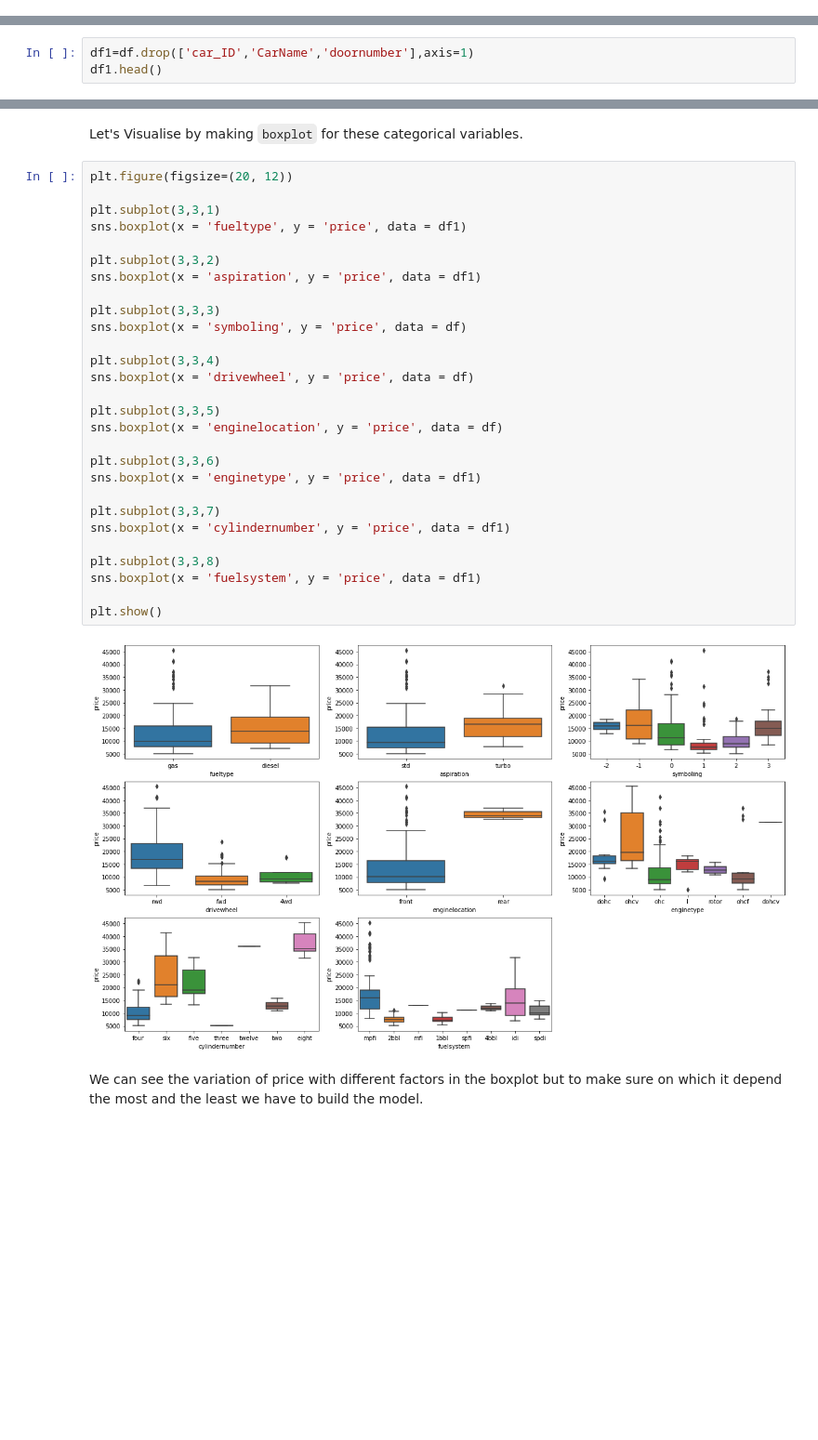
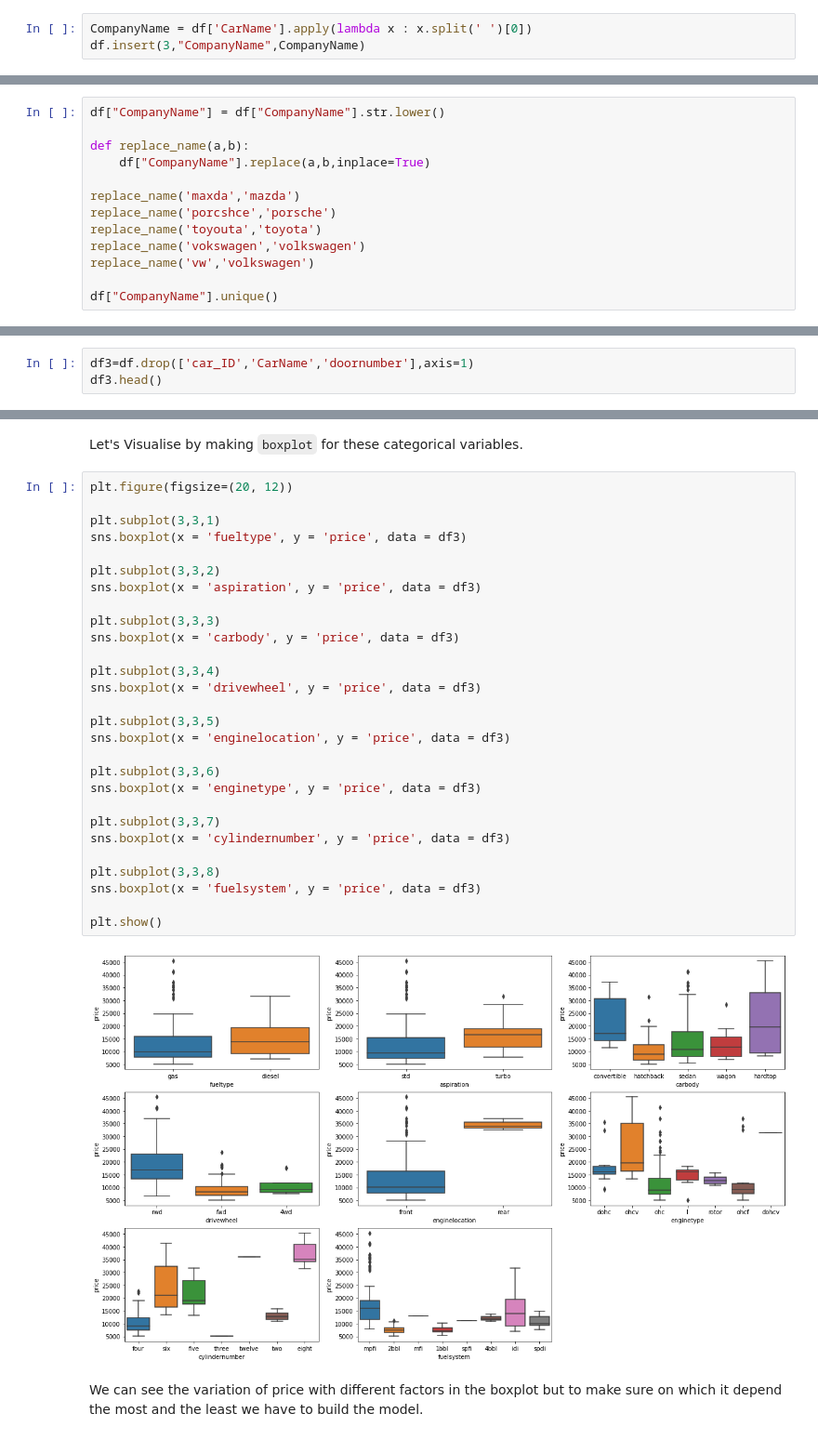
Before and after one commit to RaqeebShaikh12/Car-Price-Prediction-using-Multiple-Linear-Regression, a Jupyter notebook: Car_Price_Prediction_using_Multiple_Linear_Regression.ipynb, the cells around one changed output, grey strips where cells are left out. Shown at 93% size. Drawn from its saved outputs; the diff is of its cells as text; blank space fills up the shorter version.

```diff
--- a/Car_Price_Prediction_using_Multiple_Linear_Regression.ipynb
+++ b/Car_Price_Prediction_using_Multiple_Linear_Regression.ipynb
@@ -86,0 +89,3 @@ Drop the columns which are not usefull in building the model.
+# %%
+CompanyName = df['CarName'].apply(lambda x : x.split(' ')[0])
+df.insert(3,"CompanyName",CompanyName)
@@ -86,0 +129,13 @@ Drop the columns which are not usefull in building the model.
+# %%
+df["CompanyName"] = df["CompanyName"].str.lower()
+
+def replace_name(a,b):
+    df["CompanyName"].replace(a,b,inplace=True)
+
+replace_name('maxda','mazda')
+replace_name('porcshce','porsche')
+replace_name('toyouta','toyota')
+replace_name('vokswagen','volkswagen')
+replace_name('vw','volkswagen')
+
+df["CompanyName"].unique()
@@ -87,4 +147,4 @@ Drop the columns which are not usefull in building the model.
 # %%
-df1=df.drop(['car_ID','CarName','doornumber'],axis=1)
-df1.head()
+df3=df.drop(['car_ID','CarName','doornumber'],axis=1)
+df3.head()
 # %% [output]
@@ -117,33 +177,33 @@ Let's Visualise by making `boxplot` for these categorical variables.
 # %%
 plt.figure(figsize=(20, 12))
 
 plt.subplot(3,3,1)
-sns.boxplot(x = 'fueltype', y = 'price', data = df1)
+sns.boxplot(x = 'fueltype', y = 'price', data = df3)
 
 plt.subplot(3,3,2)
-sns.boxplot(x = 'aspiration', y = 'price', data = df1)
+sns.boxplot(x = 'aspiration', y = 'price', data = df3)
 
 plt.subplot(3,3,3)
-sns.boxplot(x = 'symboling', y = 'price', data = df)
+sns.boxplot(x = 'carbody', y = 'price', data = df3)
 
 plt.subplot(3,3,4)
-sns.boxplot(x = 'drivewheel', y = 'price', data = df)
+sns.boxplot(x = 'drivewheel', y = 'price', data = df3)
 
 plt.subplot(3,3,5)
-sns.boxplot(x = 'enginelocation', y = 'price', data = df)
+sns.boxplot(x = 'enginelocation', y = 'price', data = df3)
 
 plt.subplot(3,3,6)
-sns.boxplot(x = 'enginetype', y = 'price', data = df1)
+sns.boxplot(x = 'enginetype', y = 'price', data = df3)
 
 plt.subplot(3,3,7)
-sns.boxplot(x = 'cylindernumber', y = 'price', data = df1)
+sns.boxplot(x = 'cylindernumber', y = 'price', data = df3)
 
 plt.subplot(3,3,8)
-sns.boxplot(x = 'fuelsystem', y = 'price', data = df1)
+sns.boxplot(x = 'fuelsystem', y = 'price', data = df3)
 
 plt.show()
 # %% [output]
-[figure, old version]
+[figure, new version]
 # %% [markdown]
 We can see the variation of price with different factors in the boxplot but to make sure on which it depend the most and the least we have to build the model.
 # %% [markdown]
```
Also changed, not shown: parts of 34 cells of this notebook.
